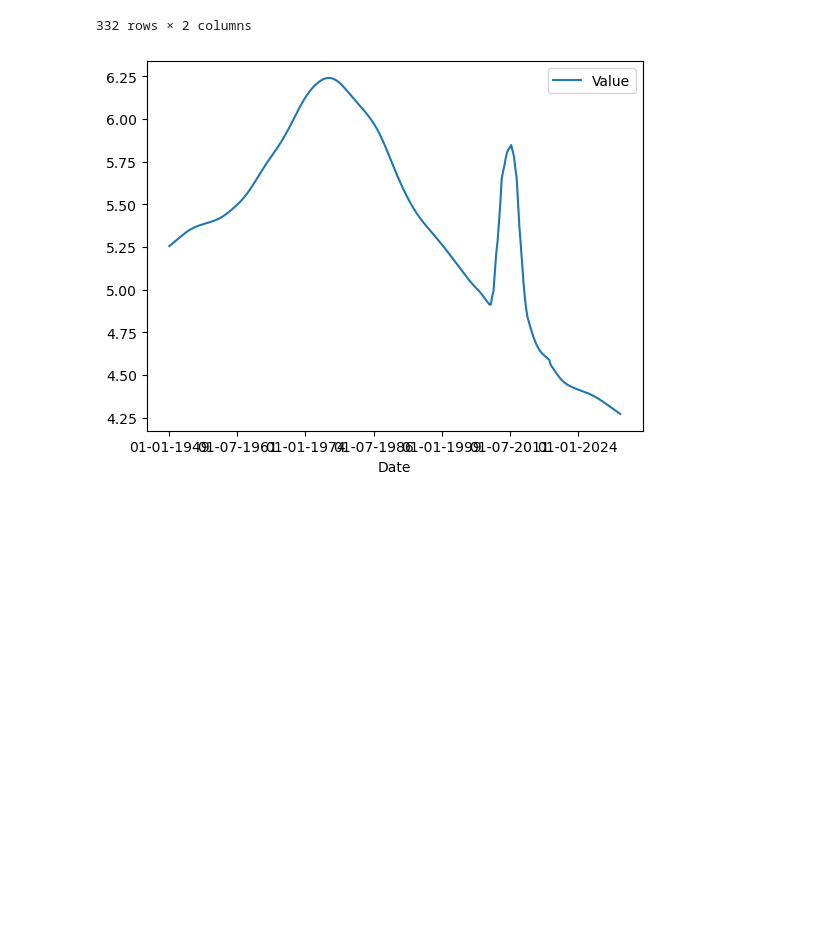
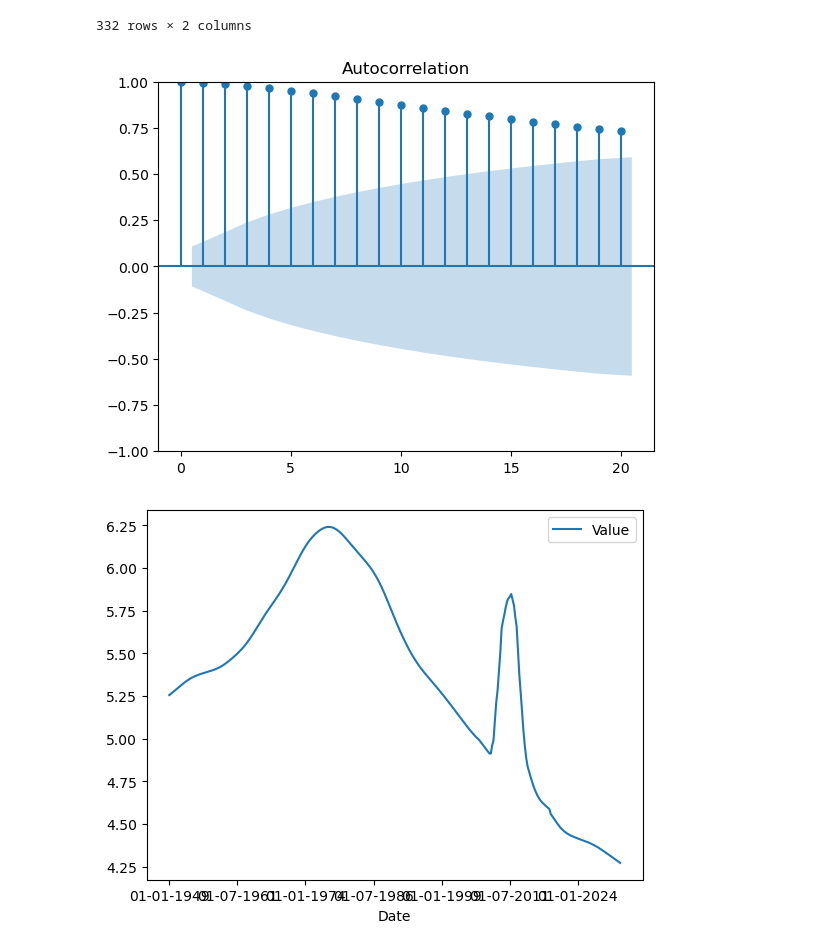
Before and after one commit to knowpro/Machine_Learning, a Jupyter notebook: ml63_ARIMA_FRED-NROUST.ipynb, the cells around one changed output. Drawn from its saved outputs; the diff is of its cells as text; code cells hidden in the pictures; blank space fills up the shorter version.

```diff
--- a/ml63_ARIMA_FRED-NROUST.ipynb
+++ b/ml63_ARIMA_FRED-NROUST.ipynb
@@ -30 +32,6 @@ y_test = df["Value"][-8:]
+# %%
+plot_acf(df["Value"], lags = 20)
+plt.show()
+# %% [output]
+[figure, added]
 # %%
```
Also changed, not shown: parts of 9 cells of this notebook, 2 other files.
